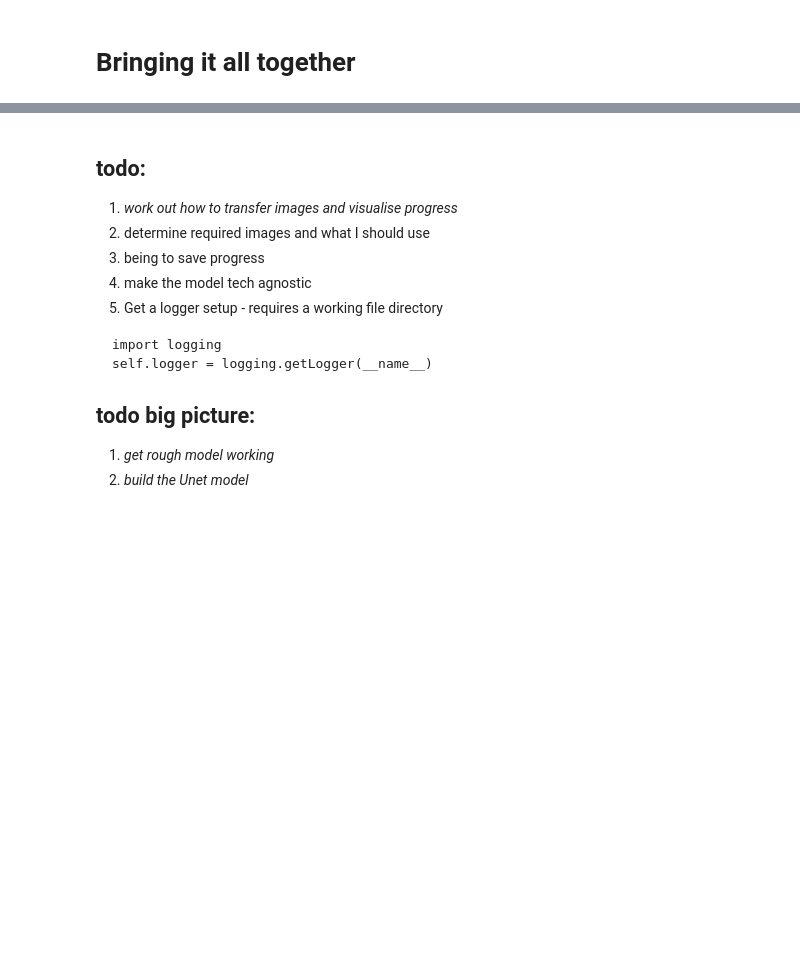
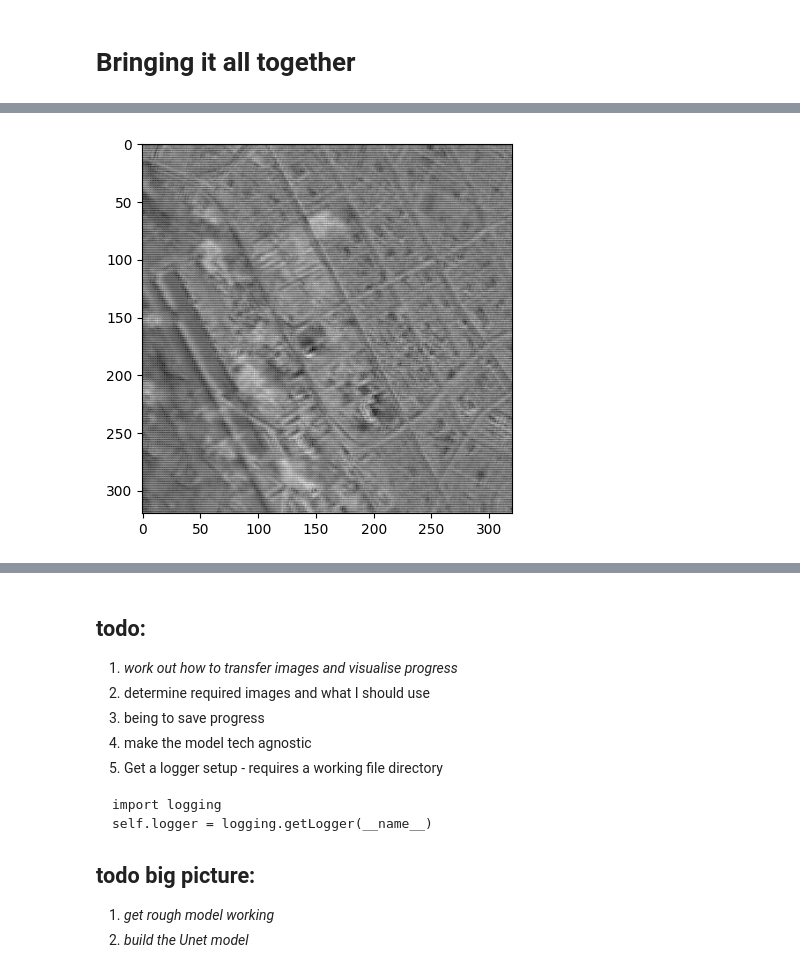
Before and after one commit to Kobajojn/FYRP_U-Net_Architecture, a Jupyter notebook: U_net_Architecture.ipynb, the cells around one changed output, grey strips where cells are left out. Drawn from its saved outputs; the diff is of its cells as text; code cells hidden in the pictures; blank space fills up the shorter version.

```diff
--- a/U_net_Architecture.ipynb
+++ b/U_net_Architecture.ipynb
@@ -307,13 +287,13 @@ class decoder_layer(nn.Module):
 
       # Crop the encoded image to fit the resolution of the reduced (in dimensions) decoded image
       img_encoder_crop = img_encoder_skip[:, lower_range:upper_range, lower_range:upper_range]
-      tensor_info(img_decoder, "[ORIGINAL] img_decoder")
-      tensor_info(img_encoder_crop, "[CROPPED] img_encoder_crop")
+      # tensor_info(img_decoder, "[ORIGINAL] img_decoder")
+      # tensor_info(img_encoder_crop, "[CROPPED] img_encoder_crop")
 
       # concatenate the colour/feature channels of the encoder and decoder imgs.
       img_concat = torch.cat(tensors = (img_decoder, img_encoder_crop), dim = 0)
-      tensor_info(img_concat, "[COMBINED] img_concat (combined colour channels)")
-      mash_colour_channel(img_concat)
+      # tensor_info(img_concat, "[COMBINED] img_concat (combined colour channels)")
+      # mash_colour_channel(img_concat)
 
       return img_concat
 
@@ -504,0 +397,14 @@ mash_colour_channel(Final_output)
+# %%
+# Image preprocessing
+s2_l1c_data_tensor = torch.from_numpy(s2_l1c_data)
+s2_l1c_data_tensor = s2_l1c_data_tensor.to(torch.float32)
+s2_l1c_data_tensor = s2_l1c_data_tensor.to(device)
+# Crop image such that after 8 convolutions are 4 poolings, the dimensions are always even
+s2_l1c_data_tensor = s2_l1c_data_tensor[:, 0:508, 0:508]
+
+# Apply everything via the U-net architecture
+u_net_arch = u_net()
+img_out = u_net_arch(s2_l1c_data_tensor)
+
+mash_colour_channel(img_out)
+# %% [output]
@@ -505 +413,2 @@ mash_colour_channel(Final_output)
+[figure, added]
 # %%
```
Also changed, not shown: parts of 9 cells of this notebook.
